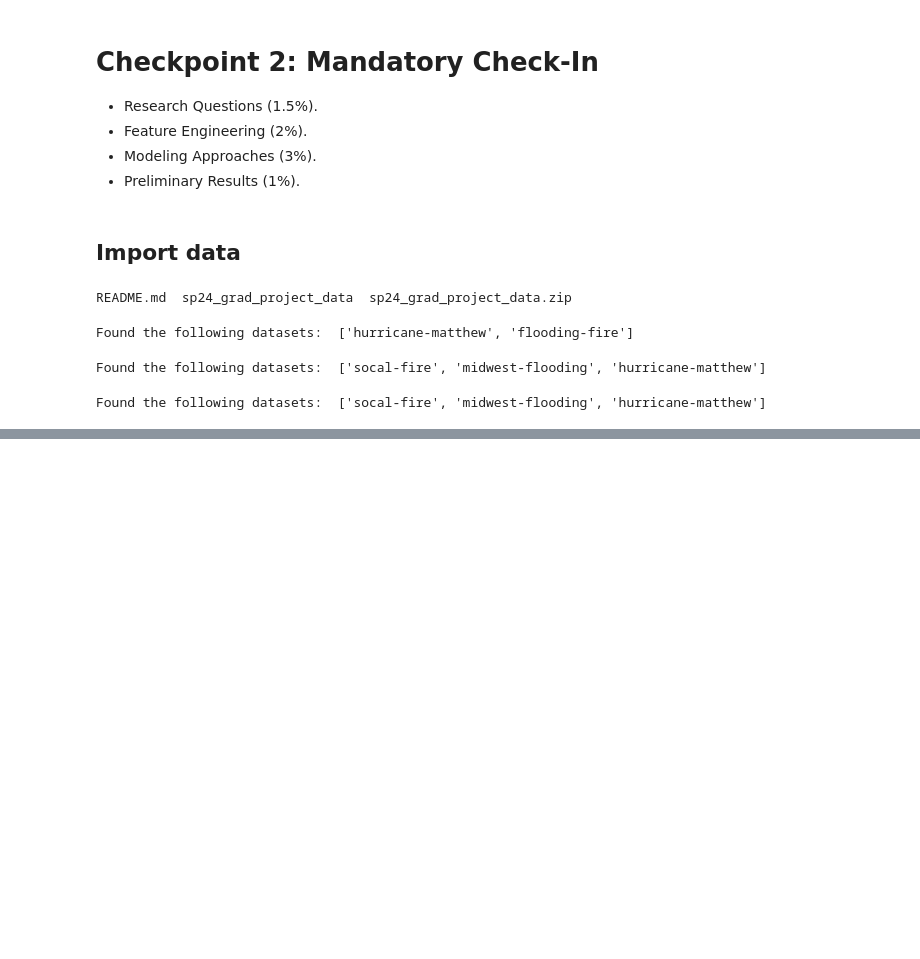
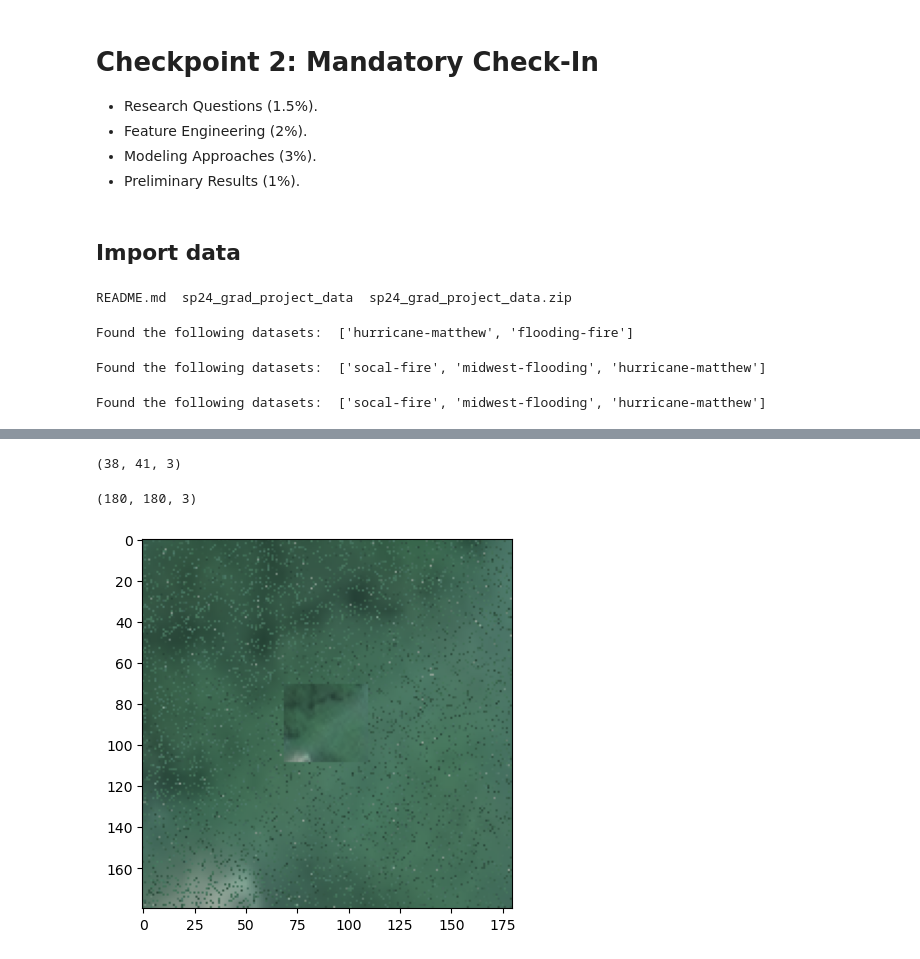
Before and after one commit to fractalclockwork/Data200, a Jupyter notebook: Source/Checkpoint_2_Modeling.ipynb, the cells around one changed output, grey strips where cells are left out. Saved outputs shown, nothing was run; the diff lists cells and outputs as text; code cells hidden in the pictures; blank space fills up the shorter version.

```diff
--- a/Source/Checkpoint_2_Modeling.ipynb
+++ b/Source/Checkpoint_2_Modeling.ipynb
@@ -72,5 +75,5 @@ Found the following datasets:  ['socal-fire', 'midwest-flooding', 'hurricane-mat
 # %%
-name = 'socal-fire'
+name = ['socal-fire', 'midwest-flooding', 'hurricane-matthew'][2]
 train_labels = train_data_labels[name]['data']
 train_images = [image[1] for image in tqdm(train_data_images[name]['data'].items())]
 assert (train_labels.shape[0]==len(train_images))
@@ -152,0 +169,22 @@ plt.show()
+# %%
+# How did we do? Show a train image sample
+# We're not handling the case of an all black image.
+# We can remove them during train but not test...
+# Let's assume the images have been properly
+# segmented and perpared for now.
+
+from eda_utils import show_image
+image_array = train_images[300]
+display(image_array.shape)
+cropped_image = crop_and_fill(image_array, 180, background='scaled', replace_scaled=0.2)
+
+#display(image_array.shape)
+#show_image(image_array)
+#plt.show()
+display(cropped_image.shape)
+show_image(cropped_image)
+plt.show()
+# %% [output]
+(38, 41, 3)
+(180, 180, 3)
+[figure, added]
```
Also changed, not shown: parts of 5 cells of this notebook.
